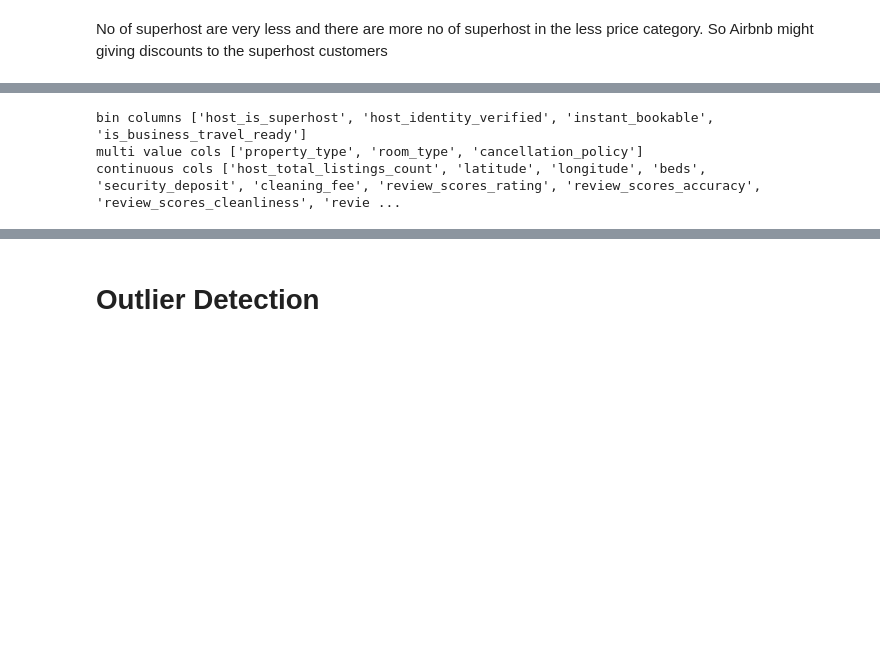
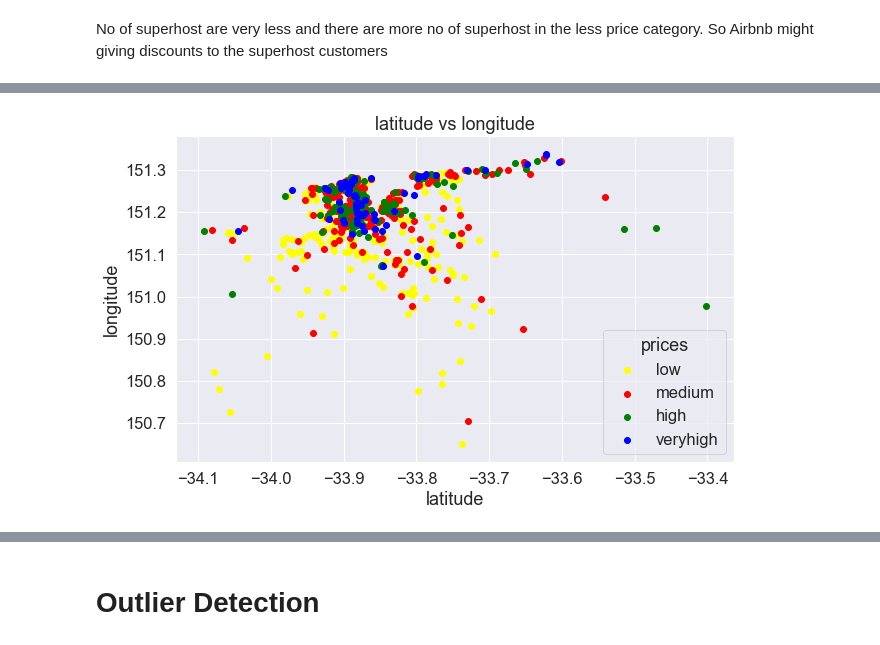
Before and after one commit to mohitranawat/Machine-Learning, a Jupyter notebook: Airbnb_Final.ipynb, the cells around one changed output, grey strips where cells are left out. Cells and saved outputs as stored; diff of their text form; code cells hidden in the pictures; blank space fills up the shorter version.

```diff
--- a/Airbnb_Final.ipynb
+++ b/Airbnb_Final.ipynb
@@ -123,8 +128,20 @@ int_cols.remove("price")
-# %%
-print("bin columns",bin_cols)
-print("multi value cols",multi_col)
-print("continuous cols",continuous_cols)
-# %% [output]
-bin columns ['host_is_superhost', 'host_identity_verified', 'instant_bookable', 'is_business_travel_ready']
-multi value cols ['property_type', 'room_type', 'cancellation_policy']
-continuous cols ['host_total_listings_count', 'latitude', 'longitude', 'beds', 'security_deposit', 'cleaning_fee', 'review_scores_rating', 'review_scores_accuracy', 'review_scores_cleanliness', 'revie ...
+# %%
+plt.figure(figsize=(10,6))
+low = plt.scatter(data[ data['range'] =='low'].latitude,data[ data['range'] =='low'].longitude,color='yellow')
+medium = plt.scatter(data[ data['range'] =='medium'].latitude,data[ data['range'] =='medium'].longitude,color='red')
+high = plt.scatter(data[ data['range'] =='high'].latitude,data[ data['range'] =='high'].longitude,color='green')
+veryhigh = plt.scatter(data[ data['range'] =='very high'].latitude,data[ data['range'] =='very high'].longitude,color='blue')
+
+
+plt.legend(handles=(low,medium,high,veryhigh),
+           labels=('low', 'medium', 'high','veryhigh'),
+           title="prices")
+plt.title('latitude vs longitude')
+plt.xlabel("latitude")
+
+plt.ylabel("longitude");
+
+
+plt.show()
+# %% [output]
+[figure, added]
```
Also changed, not shown: parts of 44 cells of this notebook, 1 other file.
